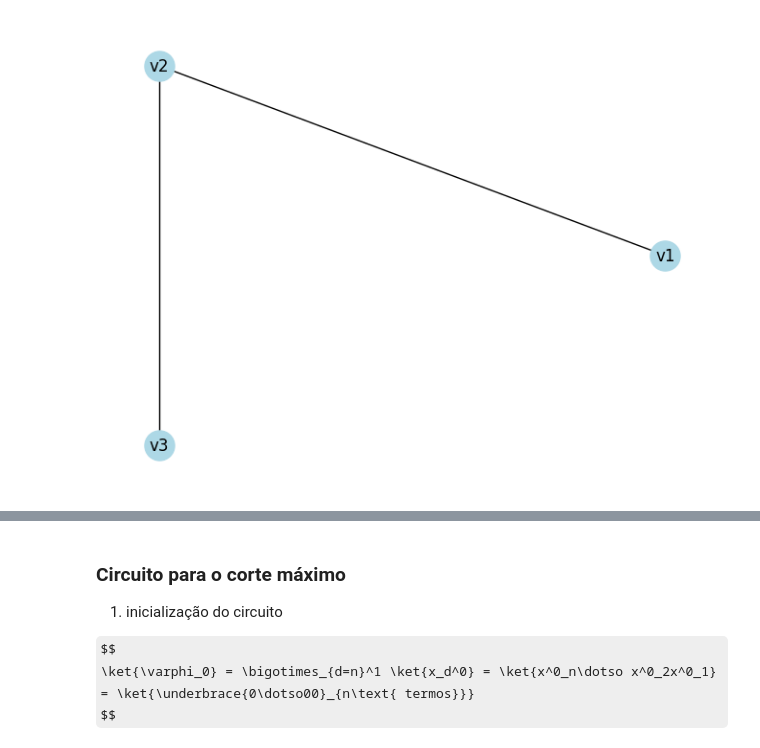
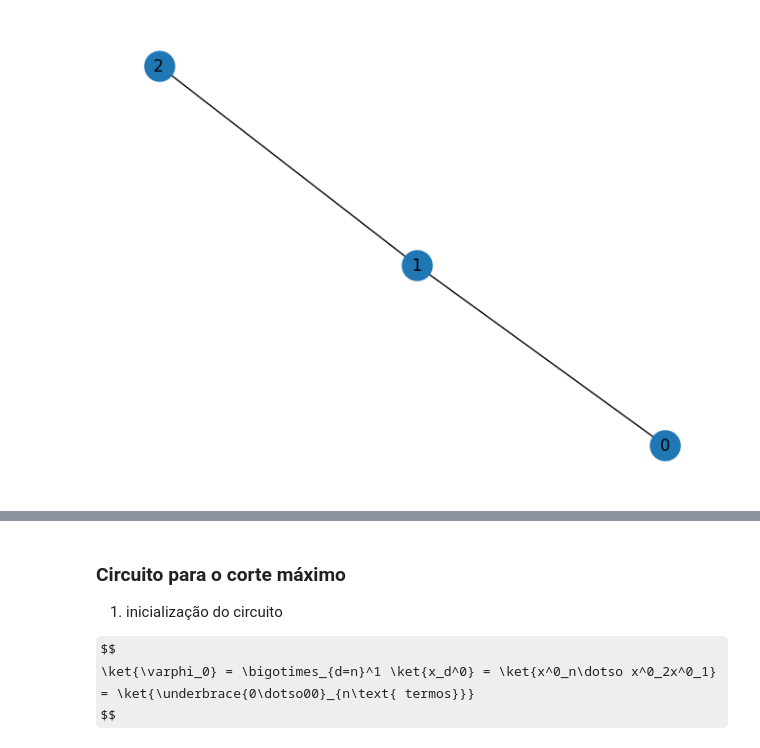
Before and after one commit to marciodojr/qc-examples, a Jupyter notebook: artigo-quantum-speedup.ipynb, the cells around one changed output, grey strips where cells are left out. Drawn from its saved outputs; the diff is of its cells as text; code cells hidden in the pictures; some formulas as TeX source.

```diff
--- a/artigo-quantum-speedup.ipynb
+++ b/artigo-quantum-speedup.ipynb
@@ -15,29 +13,32 @@ from qiskit.visualization import plot_histogram, plot_bloch_multivector
 # %%
-graph = nx.Graph()
+# n = 5
 
-vertices_list = ['v1', 'v2', 'v3']
-edges_list = [('v1', 'v2'), ('v2', 'v3')]
-
-# vertices_list = ['v1', 'v2', 'v3', 'v4', 'v5']
-# edges_list = [
-#     ('v1', 'v2'),
-#     ('v1', 'v3'),
-#     ('v1', 'v5'),
-#     ('v2', 'v3'),
-#     ('v3', 'v4'),
-#     ('v4', 'v5'),
+# graph = rx.PyGraph()
+# graph.add_nodes_from(np.arange(0, n, 1))
+# graph_edge_list = [
+#     (0, 1, 1.0),
+#     (0, 2, 1.0),
+#     (0, 4, 1.0),
+#     (1, 2, 1.0),
+#     (2, 3, 1.0),
+#     (3, 4, 1.0),
 # ]
 
-num_vertices = len(vertices_list)
-num_edges = len(edges_list)
+n = 3
 
-graph.add_nodes_from(vertices_list)
-graph.add_edges_from(edges_list)
+graph = rx.PyGraph()
+graph.add_nodes_from(np.arange(0, n, 1))
+graph_edge_list = [
+    (0, 1, 1.0),
+    (1, 2, 1.0),
+]
 
-pos = nx.circular_layout(graph)
-nx.draw(graph, pos, with_labels=True, node_color='lightblue', node_size=500, font_size=12)
+graph_num_edges = len(graph_edge_list)
+
+graph.add_edges_from(graph_edge_list)
+draw_graph(graph, node_size=500, with_labels=True)
 # %% [output]
-[figure, old version]
+[figure, new version]
 # %%
 # f(xk, xp) = 1 => a aresta (vk, vp) pertence ao corte
 def f(xk: bool, xp: bool) -> bool:
```
Also changed, not shown: parts of 13 cells of this notebook, 1 other file.
